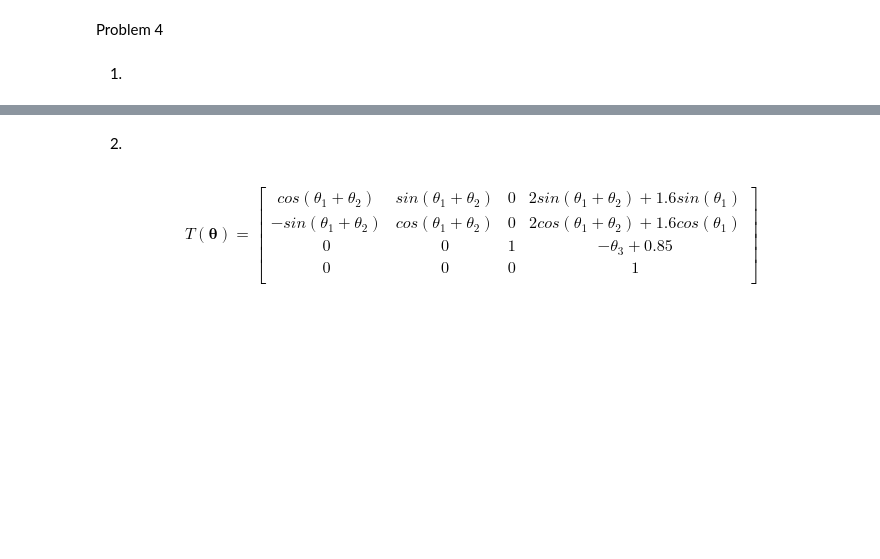
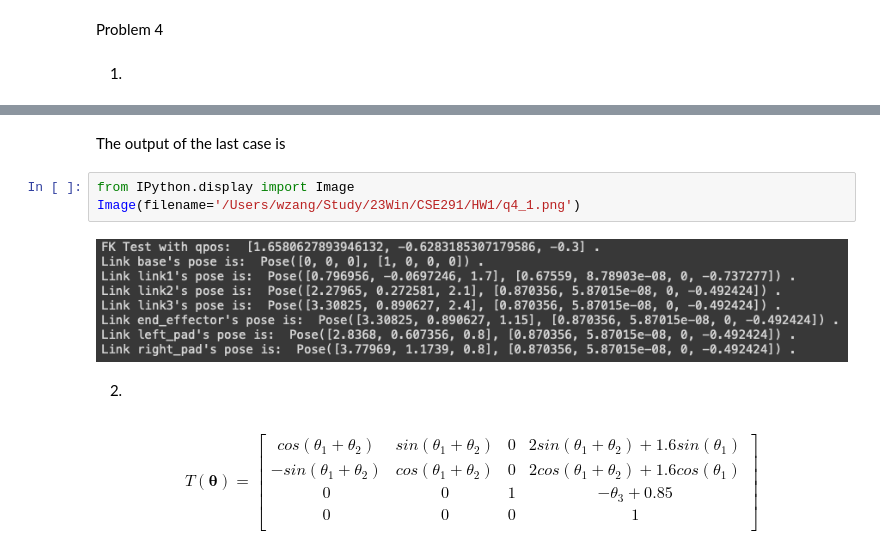
Before and after one commit to alvinzang98/CSE291A_23Win, a Jupyter notebook: HW1/HW1.ipynb, the cells around one changed output, grey strips where cells are left out. Saved outputs shown, nothing was run; the diff lists cells and outputs as text; blank space fills up the shorter version.

```diff
--- a/HW1/HW1.ipynb
+++ b/HW1/HW1.ipynb
@@ -141,3 +153,10 @@ Problem 4
+# %% [markdown]
+The output of the last case is
+# %%
+from IPython.display import Image
+Image(filename='/Users/wzang/Study/23Win/CSE291/HW1/q4_1.png')
+# %% [output]
+[figure, added]
 # %% [markdown]
 2.
 # %% [markdown]
```
Also changed, not shown: parts of 19 cells of this notebook, 9 other files.
